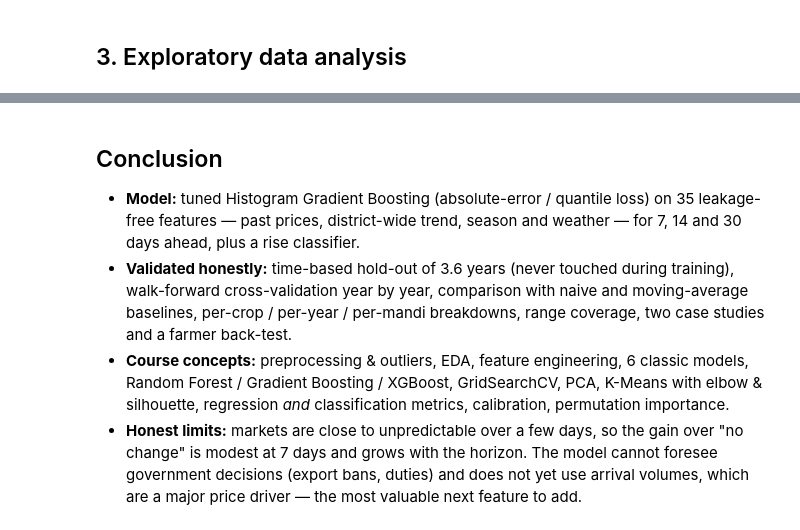
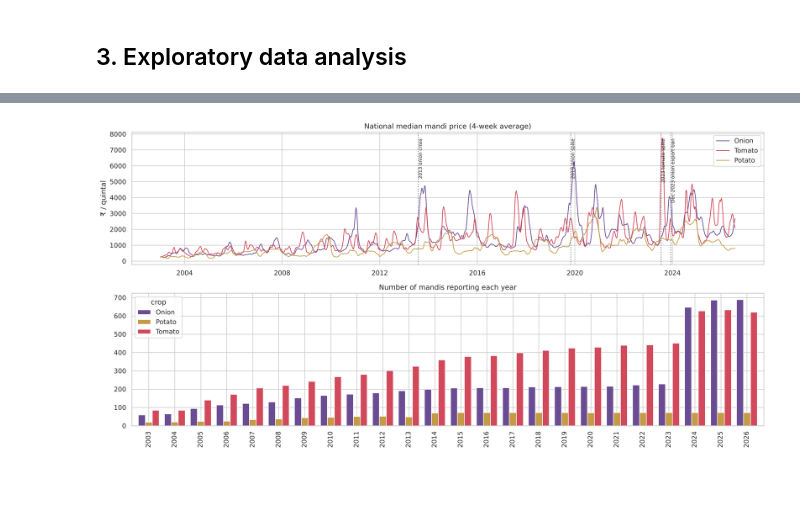
Before and after one commit to Iamshi-vissa/FarmStat, a Jupyter notebook: notebooks/FarmStat_Training.ipynb, the cells around one changed output, grey strips where cells are left out. Cells and saved outputs as stored; diff of their text form; code cells hidden in the pictures; blank space fills up the shorter version.

```diff
--- a/notebooks/FarmStat_Training.ipynb
+++ b/notebooks/FarmStat_Training.ipynb
@@ -105,17 +98,2 @@ Final: 31 crop-mandi series in 13 mandis
 # %% [markdown]
 ## 3. Exploratory data analysis
-# %%
-daily = prices.groupby(["crop", "date"]).modal.median().unstack(0)
-monthly = daily.resample("MS").mean()
-fig, ax = plt.subplots(2, 1, figsize=(16, 8), sharex=True)
-for c in CROPS:
-    ax[0].plot(monthly.index, monthly[c], label=c, color=CROP_COLORS[c], lw=1.3)
-ax[0].set_ylabel("Rs / quintal"); ax[0].set_title("Monthly average mandi price, Pune district"); ax[0].legend()
-for ev, d in [("2013 onion crisis", "2013-08-01"), ("2019 onion spike", "2019-11-01"),
-              ("2023 tomato spike", "2023-07-15"), ("Dec 2023 onion export ban", "2023-12-08")]:
-    ax[0].axvline(pd.Timestamp(d), ls=":", c="grey"); ax[0].text(pd.Timestamp(d), ax[0].get_ylim()[1]*0.92, " " + ev, fontsize=8, rotation=90, va="top")
-yoy = np.log(monthly).diff(12)
-for c in CROPS:
-    ax[1].plot(yoy.index, yoy[c] * 100, color=CROP_COLORS[c], lw=1)
-ax[1].axhline(0, c="k", lw=.5); ax[1].set_ylabel("% change vs a year ago (log)"); ax[1].set_title("Year-on-year change")
-plt.tight_layout(); plt.savefig(FIG / "eda_price_history.png", dpi=120); plt.show()
@@ -759,14 +100,15 @@ display(view.sort_values(["crop", "market"]).round(2).reset_index(drop=True))
-# %% [markdown]
-## Conclusion
-
-* **Model:** tuned Histogram Gradient Boosting (absolute-error / quantile loss) on 35 leakage-free features —
-  past prices, district-wide trend, season and weather — for 7, 14 and 30 days ahead, plus a rise classifier.
-* **Validated honestly:** time-based hold-out of 3.6 years (never touched during training), walk-forward
-  cross-validation year by year, comparison with naive and moving-average baselines, per-crop / per-year / per-mandi
-  breakdowns, range coverage, two case studies and a farmer back-test.
-* **Course concepts:** preprocessing & outliers, EDA, feature engineering, 6 classic models, Random Forest /
-  Gradient Boosting / XGBoost, GridSearchCV, PCA, K-Means with elbow & silhouette, regression *and* classification
-  metrics, calibration, permutation importance.
-* **Honest limits:** markets are close to unpredictable over a few days, so the gain over "no change" is modest at
-  7 days and grows with the horizon. The model cannot foresee government decisions (export bans, duties) and does not
-  yet use arrival volumes, which are a major price driver — the most valuable next feature to add.
+# %%
+nat = prices.groupby(["crop", "week"]).price.median().unstack(0)
+fig, ax = plt.subplots(2, 1, figsize=(16, 8))
+for c in CROPS:
+    ax[0].plot(nat.index, nat[c].rolling(4, min_periods=1).mean(), color=CROP_COLORS[c], lw=1.2, label=c)
+ax[0].set_ylabel("₹ / quintal"); ax[0].legend(); ax[0].set_title("National median mandi price (4-week average)")
+for ev, d in [("2013 onion crisis", "2013-08-01"), ("2019 onion spike", "2019-11-01"),
+              ("2023 tomato spike", "2023-07-15"), ("Dec 2023 onion export ban", "2023-12-08")]:
+    ax[0].axvline(pd.Timestamp(d), ls=":", c="grey"); ax[0].text(pd.Timestamp(d), ax[0].get_ylim()[1]*0.95, " " + ev, fontsize=8, rotation=90, va="top")
+cnt = prices.groupby([prices.week.dt.year, "crop"]).market.nunique().unstack()
+cnt.plot.bar(ax=ax[1], color=[CROP_COLORS[c] for c in cnt.columns], width=.8)
+ax[1].set_title("Number of mandis reporting each year"); ax[1].set_xlabel("")
+plt.tight_layout(); plt.savefig(FIG / "eda_price_history.png", dpi=120); plt.show()
+# %% [output]
+[figure, added]
```
Also changed, not shown: parts of 73 cells of this notebook, 29 other files.
